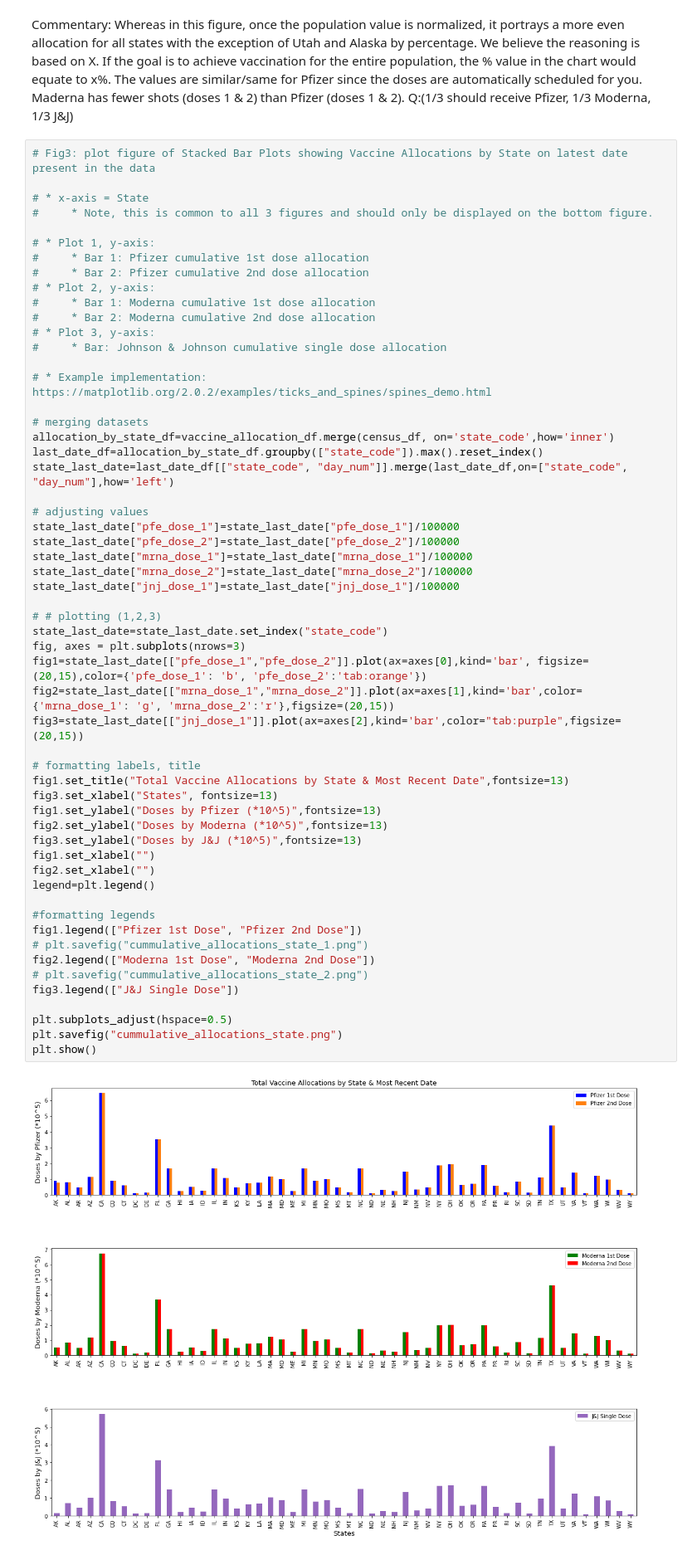
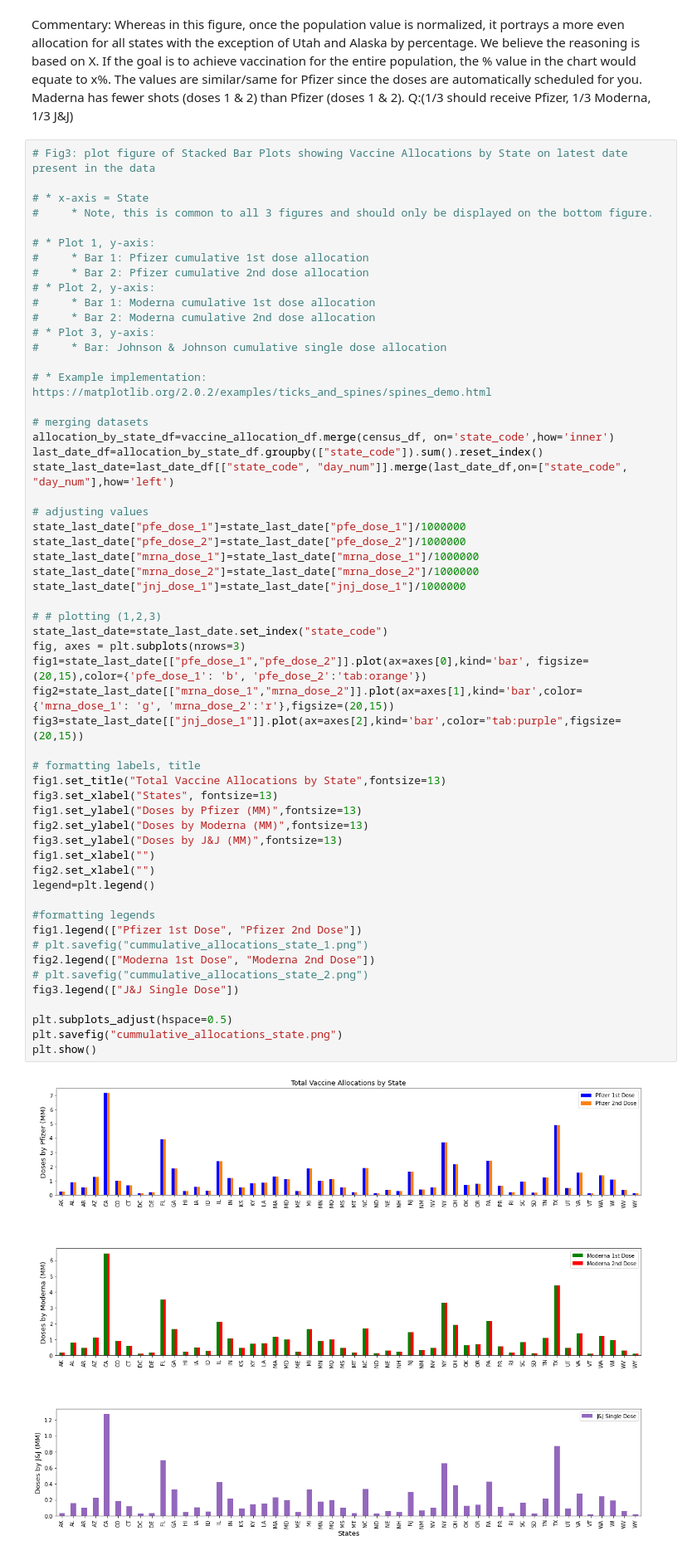
Before and after one commit to AnneNiemiec/Project_One, a Jupyter notebook: group2_analysis/data_explore_group2.ipynb, the cells around one changed output. Shown at 83% size. Drawn from its saved outputs; the diff is of its cells as text.

Commit message:
Incorporate Group reviews and updates (#14)
* Initial group review

* Revisions from 04_28 class

* Setup figure example

* Updated PPT

Co-authored-by: Anne Niemiec <anne_niemiec@outlook.com>

```diff
--- a/group2_analysis/data_explore_group2.ipynb
+++ b/group2_analysis/data_explore_group2.ipynb
@@ -203,44 +203,44 @@ Commentary:  Whereas in this figure, once the population value is normalized, it
 
 # merging datasets
 allocation_by_state_df=vaccine_allocation_df.merge(census_df, on='state_code',how='inner')
-last_date_df=allocation_by_state_df.groupby(["state_code"]).max().reset_index()
+last_date_df=allocation_by_state_df.groupby(["state_code"]).sum().reset_index()
 state_last_date=last_date_df[["state_code", "day_num"]].merge(last_date_df,on=["state_code", "day_num"],how='left')
 
 # adjusting values
-state_last_date["pfe_dose_1"]=state_last_date["pfe_dose_1"]/100000
-state_last_date["pfe_dose_2"]=state_last_date["pfe_dose_2"]/100000
-state_last_date["mrna_dose_1"]=state_last_date["mrna_dose_1"]/100000
-state_last_date["mrna_dose_2"]=state_last_date["mrna_dose_2"]/100000
-state_last_date["jnj_dose_1"]=state_last_date["jnj_dose_1"]/100000
+state_last_date["pfe_dose_1"]=state_last_date["pfe_dose_1"]/1000000
+state_last_date["pfe_dose_2"]=state_last_date["pfe_dose_2"]/1000000
+state_last_date["mrna_dose_1"]=state_last_date["mrna_dose_1"]/1000000
+state_last_date["mrna_dose_2"]=state_last_date["mrna_dose_2"]/1000000
+state_last_date["jnj_dose_1"]=state_last_date["jnj_dose_1"]/1000000
 
 # # plotting (1,2,3)
 state_last_date=state_last_date.set_index("state_code")
 fig, axes = plt.subplots(nrows=3)
 fig1=state_last_date[["pfe_dose_1","pfe_dose_2"]].plot(ax=axes[0],kind='bar', figsize=(20,15),color={'pfe_dose_1': 'b', 'pfe_dose_2':'tab:orange'})
 fig2=state_last_date[["mrna_dose_1","mrna_dose_2"]].plot(ax=axes[1],kind='bar',color={'mrna_dose_1': 'g', 'mrna_dose_2':'r'},figsize=(20,15))
 fig3=state_last_date[["jnj_dose_1"]].plot(ax=axes[2],kind='bar',color="tab:purple",figsize=(20,15))
 
 # formatting labels, title
-fig1.set_title("Total Vaccine Allocations by State & Most Recent Date",fontsize=13)
+fig1.set_title("Total Vaccine Allocations by State",fontsize=13)
 fig3.set_xlabel("States", fontsize=13)
-fig1.set_ylabel("Doses by Pfizer (*10^5)",fontsize=13)
-fig2.set_ylabel("Doses by Moderna (*10^5)",fontsize=13)
-fig3.set_ylabel("Doses by J&J (*10^5)",fontsize=13)
+fig1.set_ylabel("Doses by Pfizer (MM)",fontsize=13)
+fig2.set_ylabel("Doses by Moderna (MM)",fontsize=13)
+fig3.set_ylabel("Doses by J&J (MM)",fontsize=13)
 fig1.set_xlabel("")
 fig2.set_xlabel("")
 legend=plt.legend()
 
 #formatting legends
 fig1.legend(["Pfizer 1st Dose", "Pfizer 2nd Dose"])
 # plt.savefig("cummulative_allocations_state_1.png")
 fig2.legend(["Moderna 1st Dose", "Moderna 2nd Dose"])
 # plt.savefig("cummulative_allocations_state_2.png")
 fig3.legend(["J&J Single Dose"])
 
 plt.subplots_adjust(hspace=0.5)
 plt.savefig("cummulative_allocations_state.png")
 plt.show()
 # %% [output]
-[figure, old version]
+[figure, new version]
 # %% [markdown]
 Commentary: Note, these images contain the number of total vaccines allocated by state. In figures 1 & 2, you will notice the bars mirror each other due to the fact that the patient is automatically scheduled for the 2nd dose (Pfizer & Moderna) at the time of receiving their first dose; hence the allocation for dose two is the same value as dose one. In the third figure, you only see one bar, since J&J is a single dose vaccine. However, it appears that CA has received a higher number of doses of moderna versus Pfizer and J&J.
```
Also changed, not shown: 2 other files.
